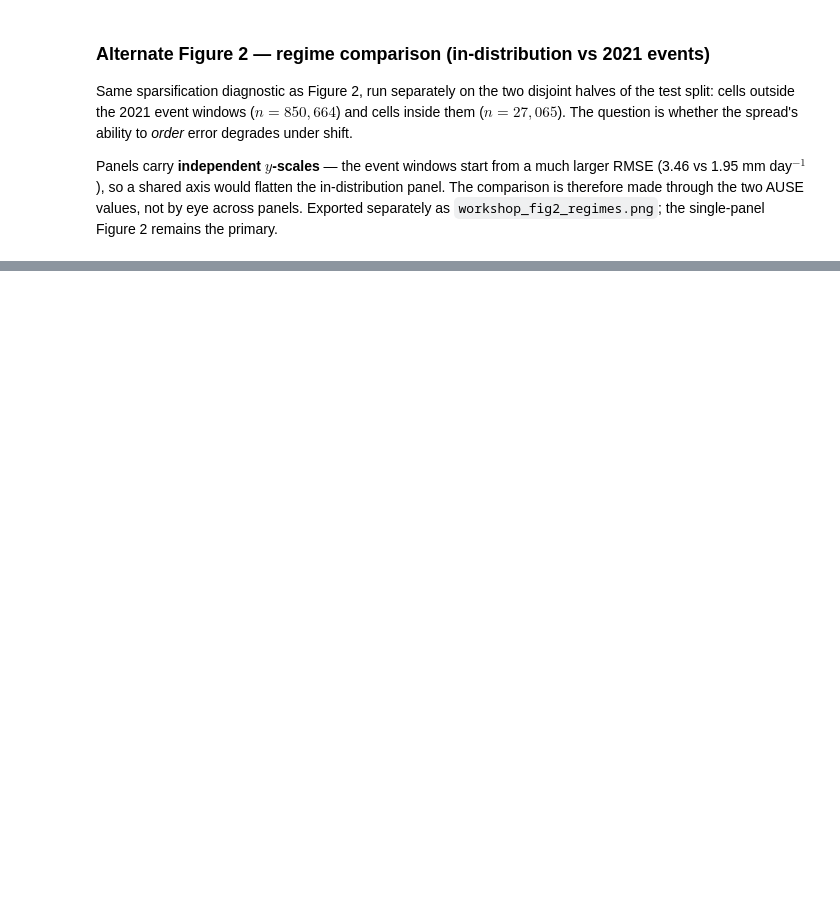
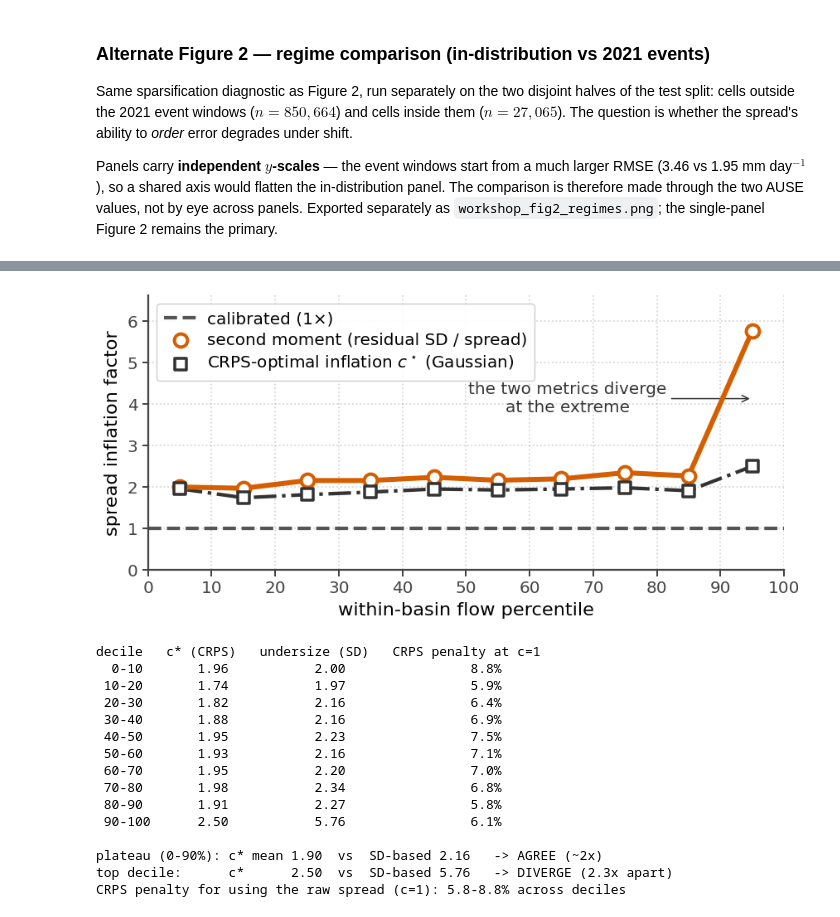
Before and after one commit to TWilson05/EA-LSTM-Streamflow, a Jupyter notebook: notebooks/workshop_figures.ipynb, the cells around one changed output, grey strips where cells are left out. Drawn from its saved outputs; the diff is of its cells as text; code cells hidden in the pictures; blank space fills up the shorter version.

```diff
--- a/notebooks/workshop_figures.ipynb
+++ b/notebooks/workshop_figures.ipynb
@@ -437,0 +566,63 @@ random ordering would give 1.000 in both regimes.
+# %%
+# RESERVE (exported but not a paper figure): CRPS-optimal spread inflation vs the
+# second-moment undersize factor of Figure 1. Shows where the two metrics agree and diverge.
+from scipy.stats import norm
+SQPI = 1/np.sqrt(np.pi)
+def mean_crps(r, s):
+    z = r/s
+    return np.mean(s*(z*(2*norm.cdf(z)-1) + 2*norm.pdf(z) - SQPI))
+def c_star(r, s):
+    g = np.exp(np.linspace(np.log(0.4), np.log(14), 60))
+    v = np.array([mean_crps(r, c*s) for c in g]); k = int(v.argmin())
+    g2 = np.exp(np.linspace(np.log(g[max(k-1,0)]), np.log(g[min(k+1,59)]), 41))
+    v2 = np.array([mean_crps(r, c*s) for c in g2]); k2 = int(v2.argmin())
+    return g2[k2], v2[k2], mean_crps(r, s)
+
+cc = np.arange(5,100,10); cst = np.empty(10); und = np.empty(10); pen = np.empty(10)
+for k in range(10):
+    m = (bi==k)&tb; r = (y-mu)[m]; s = np.sqrt(sigma_e2[m])*CORR
+    cst[k], vmin, v1 = c_star(r, s)
+    und[k] = r.std()/np.sqrt(np.mean(s**2)); pen[k] = 100*(v1/vmin - 1)
+
+fig, ax = plt.subplots(figsize=figsize(2.3))
+ax.axhline(1.0, ls="--", lw=LW["ref"], color=PALETTE["ref"], zorder=2, label="calibrated (1×)")
+ax.plot(cc, und, "-", color=PALETTE["ens"], lw=LW["curve"], zorder=4)
+ax.scatter(cc, und, s=sz(40), facecolor="white", edgecolor=PALETTE["ens"], linewidths=1.6*S,
+           zorder=5, label="second moment (residual SD / spread)")
+ax.plot(cc, cst, "-.", color="#333333", lw=LW["ref"], zorder=3)
+ax.scatter(cc, cst, s=sz(34), marker="s", facecolor="white", edgecolor="#333333",
+           linewidths=1.4*S, zorder=5, label="CRPS-optimal inflation $c^\\star$ (Gaussian)")
+ax.set_xlabel("within-basin flow percentile")
+ax.set_ylabel("spread inflation factor")
+ax.set_xlim(0,100); ax.set_ylim(0, max(und.max(), cst.max())*1.15)
+ax.set_xticks(range(0,101,10)); ax.set_xticklabels(range(0,101,10))
+ax.annotate("the two metrics diverge\nat the extreme", xy=(95, (und[9]+cst[9])/2),
+            xytext=(66, (und[9]+cst[9])/2), textcoords="data", ha="center", va="center",
+            fontsize=FS["ann"], color="#333333",
+            arrowprops=dict(arrowstyle="->", lw=LW["thin"], color="#333333"))
+ax.legend(loc="upper left", **LEG).set_zorder(7)
+fig.savefig(FIG_OUT/"workshop_crps_check.png"); plt.show()
+
+print("decile   c* (CRPS)   undersize (SD)   CRPS penalty at c=1")
+for k in range(10):
+    print(f"{k*10:3d}-{k*10+10:<3d} {cst[k]:9.2f} {und[k]:14.2f} {pen[k]:18.1f}%")
+print(f"\nplateau (0-90%): c* mean {cst[:9].mean():.2f}  vs  SD-based {und[:9].mean():.2f}   -> AGREE (~2x)")
+print(f"top decile:      c*      {cst[9]:.2f}  vs  SD-based {und[9]:.2f}   -> DIVERGE ({und[9]/cst[9]:.1f}x apart)")
+print(f"CRPS penalty for using the raw spread (c=1): {pen.min():.1f}-{pen.max():.1f}% across deciles")
+# %% [output]
+[figure, added]
+decile   c* (CRPS)   undersize (SD)   CRPS penalty at c=1
+  0-10       1.96           2.00                8.8%
+ 10-20       1.74           1.97                5.9%
+ 20-30       1.82           2.16                6.4%
+ 30-40       1.88           2.16                6.9%
+ 40-50       1.95           2.23                7.5%
+ 50-60       1.93           2.16                7.1%
+ 60-70       1.95           2.20                7.0%
+ 70-80       1.98           2.34                6.8%
+ 80-90       1.91           2.27                5.8%
+ 90-100      2.50           5.76                6.1%
+
+plateau (0-90%): c* mean 1.90  vs  SD-based 2.16   -> AGREE (~2x)
+top decile:      c*      2.50  vs  SD-based 5.76   -> DIVERGE (2.3x apart)
+CRPS penalty for using the raw spread (c=1): 5.8-8.8% across deciles
```
Also changed, not shown: parts of 11 cells of this notebook, 1 other file.
